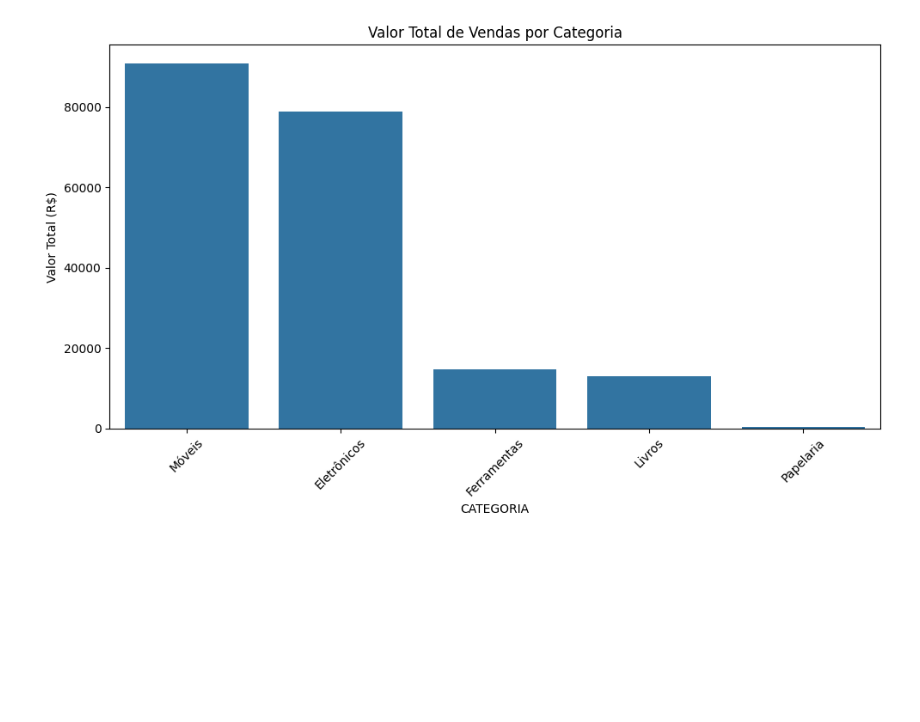
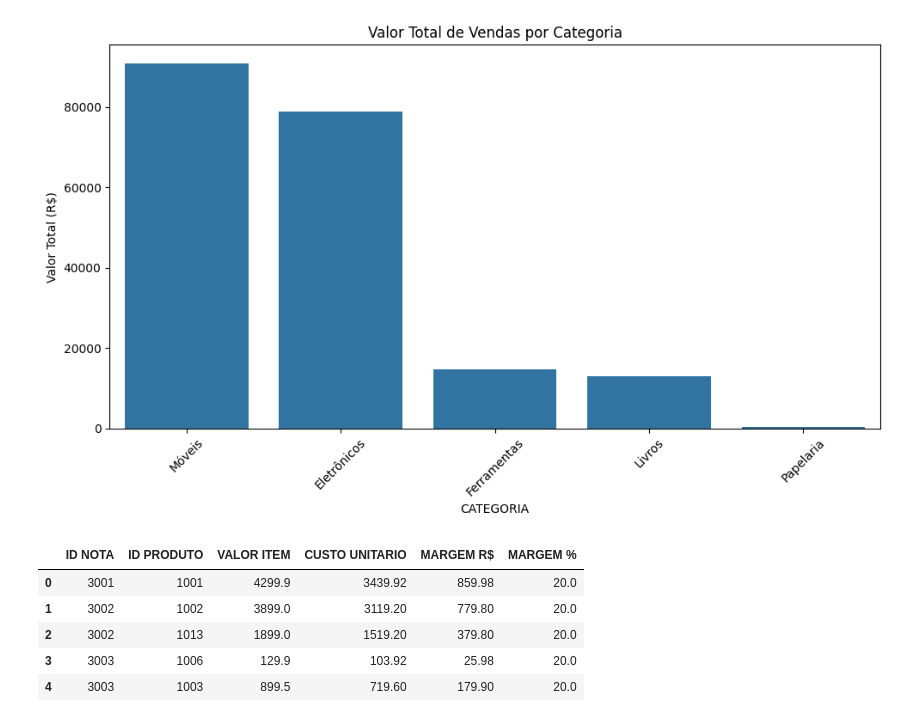
Before and after one commit to douglasmnegri/infomaz-case, a Jupyter notebook: notebook/infomaz_analysis.ipynb, the cells around one changed output. Drawn from its saved outputs; the diff is of its cells as text; code cells hidden in the pictures; blank space fills up the shorter version.

Commit message:
feat: add table with margins for each product

```diff
--- a/notebook/infomaz_analysis.ipynb
+++ b/notebook/infomaz_analysis.ipynb
@@ -38,3 +38,37 @@ plt.tight_layout()
 plt.show()
 # %% [output]
 [figure]
+# %%
+import pandas as pd
+
+df_estoque["CUSTO UNITARIO"] = df_estoque["VALOR ESTOQUE"] / df_estoque["QTD ESTOQUE"]
+
+# 2. Junta os produtos com o estoque (para trazer o custo unitário de cada produto)
+df_produtos_estoque = df_produtos.merge(
+    df_estoque[["ID ESTOQUE", "CUSTO UNITARIO"]],
+    on="ID ESTOQUE",
+    how="left"
+)
+
+# 3. Junta com as vendas (para trazer o valor vendido e custo unitário do produto)
+df_vendas_completo = df_vendas.merge(
+    df_produtos_estoque[["ID PRODUTO", "CUSTO UNITARIO"]],
+    on="ID PRODUTO",
+    how="left"
+)
+
+# 4. Calcula a margem absoluta (R$) e percentual (%)
+df_vendas_completo["MARGEM ABS"] = df_vendas_completo["VALOR ITEM"] - df_vendas_completo["CUSTO UNITARIO"]
+df_vendas_completo["MARGEM PERC"] = (df_vendas_completo["MARGEM R$"] / df_vendas_completo["VALOR ITEM"]) * 100
+
+# Visualiza as colunas principais
+df_vendas_completo[[
+    "ID NOTA", "ID PRODUTO", "VALOR ITEM", "CUSTO UNITARIO", "MARGEM R$", "MARGEM %"
+]].head()
+# %% [output]
+|  | ID NOTA | ID PRODUTO | VALOR ITEM | CUSTO UNITARIO | MARGEM R$ | MARGEM % |
+| 0 | 3001 | 1001 | 4299.9 | 3439.92 | 859.98 | 20.0 |
+| 1 | 3002 | 1002 | 3899.0 | 3119.20 | 779.80 | 20.0 |
+| 2 | 3002 | 1013 | 1899.0 | 1519.20 | 379.80 | 20.0 |
+| 3 | 3003 | 1006 | 129.9 | 103.92 | 25.98 | 20.0 |
+| 4 | 3003 | 1003 | 899.5 | 719.60 | 179.90 | 20.0 |
```
Also changed, not shown: parts of 1 cell of this notebook, 1 other file.
